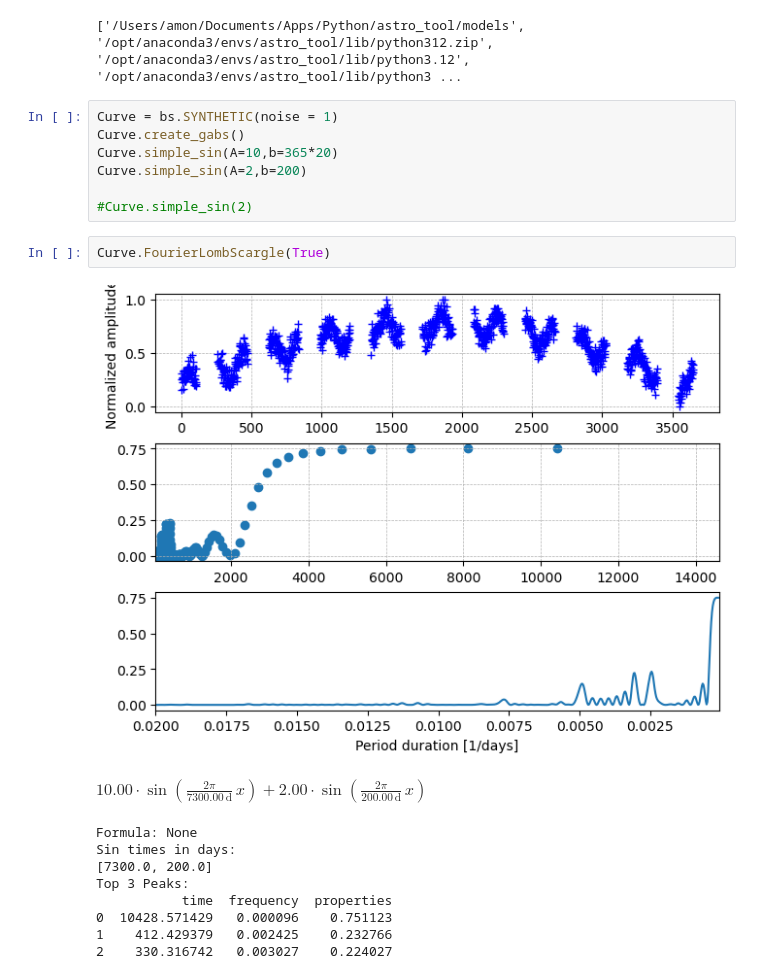
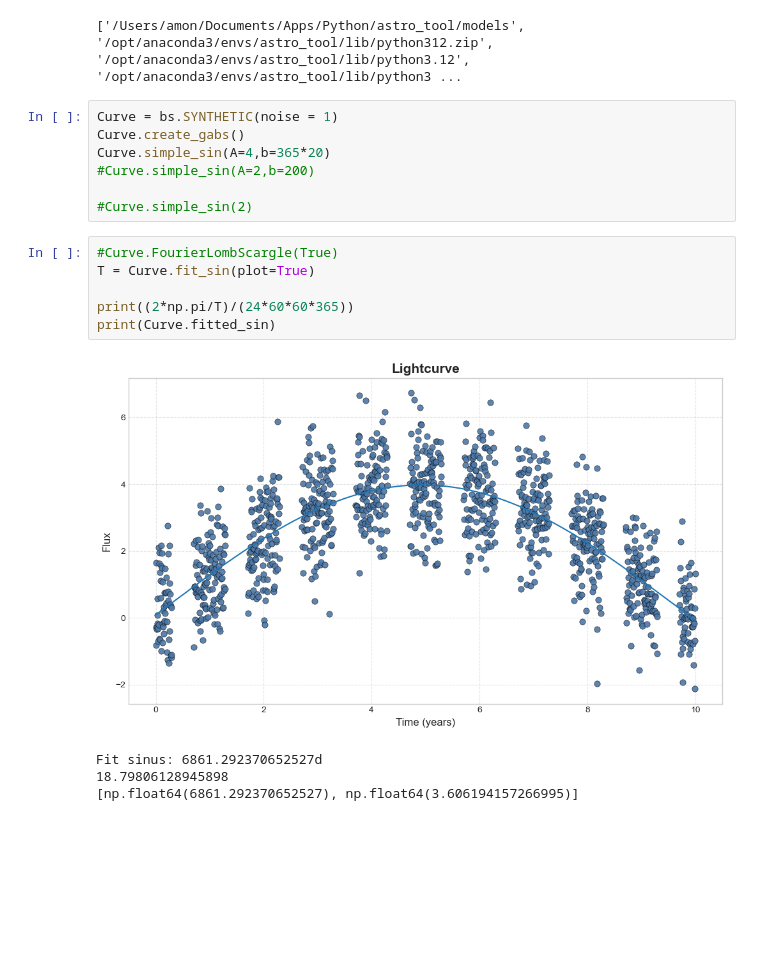
Before and after one commit to 4m0n/AstroTool, a Jupyter notebook: models/visualize_base.ipynb, the cells around one changed output. Drawn from its saved outputs; the diff is of its cells as text; blank space fills up the shorter version.

```diff
--- a/models/visualize_base.ipynb
+++ b/models/visualize_base.ipynb
@@ -15,21 +15,19 @@ import models.synthetic_base as bs
 # %%
 Curve = bs.SYNTHETIC(noise = 1)
 Curve.create_gabs()
-Curve.simple_sin(A=10,b=365*20)
-Curve.simple_sin(A=2,b=200)
+Curve.simple_sin(A=4,b=365*20)
+#Curve.simple_sin(A=2,b=200)
 
 #Curve.simple_sin(2)
-# %%
-Curve.FourierLombScargle(True)
-# %% [output]
-[figure, removed]
-$\displaystyle 10.00 \cdot \sin\!\left(\frac{2\pi}{7300.00\,\text{d}} \, x\right)+2.00 \cdot \sin\!\left(\frac{2\pi}{200.00\,\text{d}} \, x\right)$
-Formula: None
-Sin times in days:
-[7300.0, 200.0]
-Top 3 Peaks:
-           time  frequency  properties
-0  10428.571429   0.000096    0.751123
-1    412.429379   0.002425    0.232766
-2    330.316742   0.003027    0.224027
+# %%
+#Curve.FourierLombScargle(True)
+T = Curve.fit_sin(plot=True)
+
+print((2*np.pi/T)/(24*60*60*365))
+print(Curve.fitted_sin)
+# %% [output]
+[figure, added]
+Fit sinus: 6861.292370652527d
+18.79806128945898
+[np.float64(6861.292370652527), np.float64(3.606194157266995)]
 # %%
```
Also changed, not shown: parts of 2 cells of this notebook, 2 other files.
